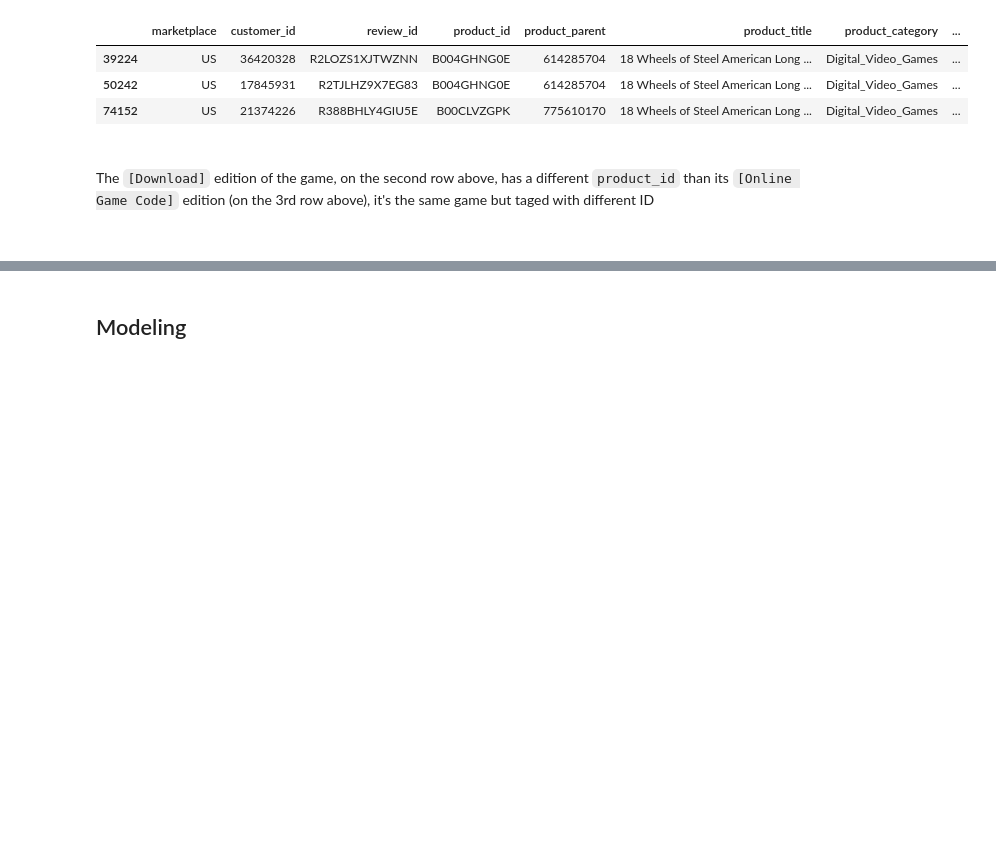
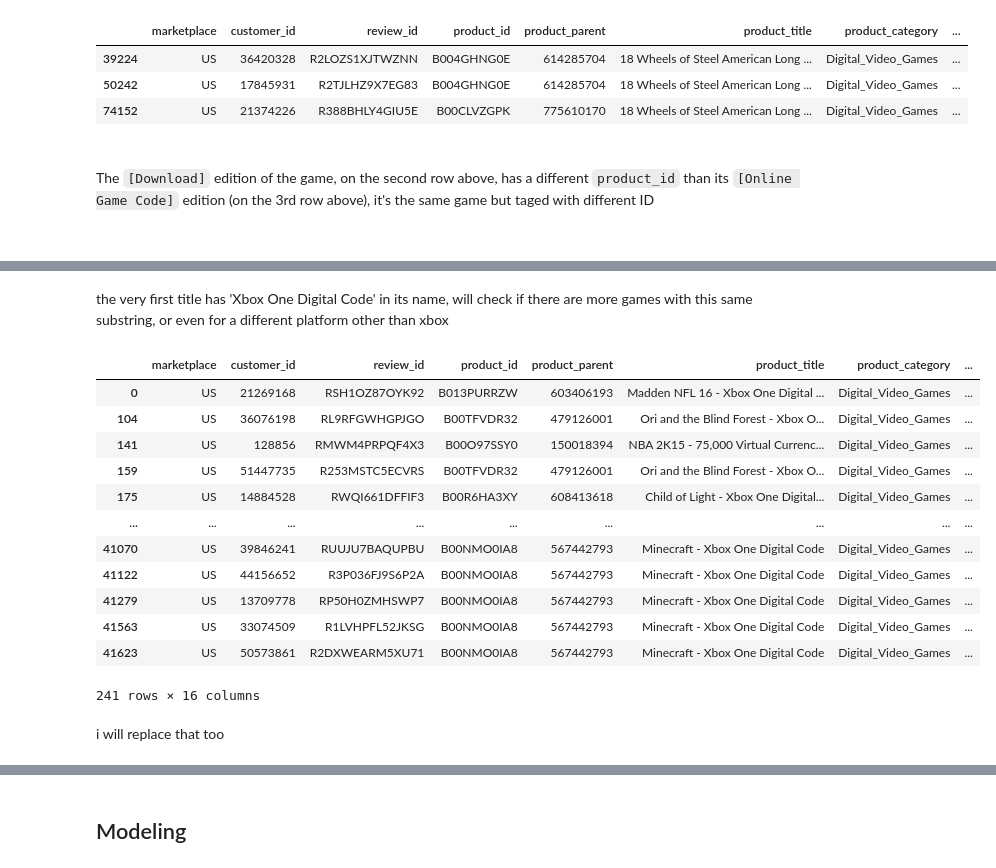
Before and after one commit to JuanMa894/VGames-rec-system, a Jupyter notebook: VGames-rec-system.ipynb, the cells around one changed output, grey strips where cells are left out. Saved outputs shown, nothing was run; the diff lists cells and outputs as text; code cells hidden in the pictures; blank space fills up the shorter version.

Commit message:
cleaned title names

```diff
--- a/VGames-rec-system.ipynb
+++ b/VGames-rec-system.ipynb
@@ -381,0 +356,2 @@ clean_product_title
+# %%
+df_raw_noSub_no_DLC['clean_title'] = df_raw_noSub_no_DLC['clean_title'].str.replace(" \[Download\]", "")
@@ -381,0 +364,2 @@ clean_product_title
+# %%
+df_raw_noSub_no_DLC['clean_title'] = df_raw_noSub_no_DLC['clean_title'].str.replace(" \[Game Connect\]", "")
@@ -381,0 +372,2 @@ clean_product_title
+# %%
+df_raw_noSub_no_DLC['clean_title'] = df_raw_noSub_no_DLC['clean_title'].str.replace(" \[Online Game Code\]", "")
@@ -381,0 +380,2 @@ clean_product_title
+# %%
+df_raw_noSub_no_DLC['clean_title'] = df_raw_noSub_no_DLC['clean_title'].str.replace(" \[Digital Code\]", "")
@@ -416,0 +397,20 @@ df_raw_noSub_no_DLC
+# %% [markdown]
+the very first title has 'Xbox One Digital Code' in its name, will check if there are more games with this same substring, or even for a different platform other than xbox
+# %%
+df_raw_noSub_no_DLC[df_raw_noSub_no_DLC['product_title'].str.contains('Xbox One Digital Code')]
+# %% [output]
+|  | marketplace | customer_id | review_id | product_id | product_parent | product_title | product_category | ... |
+| 0 | US | 21269168 | RSH1OZ87OYK92 | B013PURRZW | 603406193 | Madden NFL 16 - Xbox One Digital ... | Digital_Video_Games | ... |
+| 104 | US | 36076198 | RL9RFGWHGPJGO | B00TFVDR32 | 479126001 | Ori and the Blind Forest - Xbox O... | Digital_Video_Games | ... |
+| 141 | US | 128856 | RMWM4PRPQF4X3 | B00O97SSY0 | 150018394 | NBA 2K15 - 75,000 Virtual Currenc... | Digital_Video_Games | ... |
+| 159 | US | 51447735 | R253MSTC5ECVRS | B00TFVDR32 | 479126001 | Ori and the Blind Forest - Xbox O... | Digital_Video_Games | ... |
+| 175 | US | 14884528 | RWQI661DFFIF3 | B00R6HA3XY | 608413618 | Child of Light - Xbox One Digital... | Digital_Video_Games | ... |
+| ... | ... | ... | ... | ... | ... | ... | ... | ... |
+| 41070 | US | 39846241 | RUUJU7BAQUPBU | B00NMO0IA8 | 567442793 | Minecraft - Xbox One Digital Code | Digital_Video_Games | ... |
+| 41122 | US | 44156652 | R3P036FJ9S6P2A | B00NMO0IA8 | 567442793 | Minecraft - Xbox One Digital Code | Digital_Video_Games | ... |
+| 41279 | US | 13709778 | RP50H0ZMHSWP7 | B00NMO0IA8 | 567442793 | Minecraft - Xbox One Digital Code | Digital_Video_Games | ... |
+| 41563 | US | 33074509 | R1LVHPFL52JKSG | B00NMO0IA8 | 567442793 | Minecraft - Xbox One Digital Code | Digital_Video_Games | ... |
+| 41623 | US | 50573861 | R2DXWEARM5XU71 | B00NMO0IA8 | 567442793 | Minecraft - Xbox One Digital Code | Digital_Video_Games | ... |
+241 rows × 16 columns
+# %% [markdown]
+i will replace that too
```
Also changed, not shown: parts of 27 cells of this notebook.
